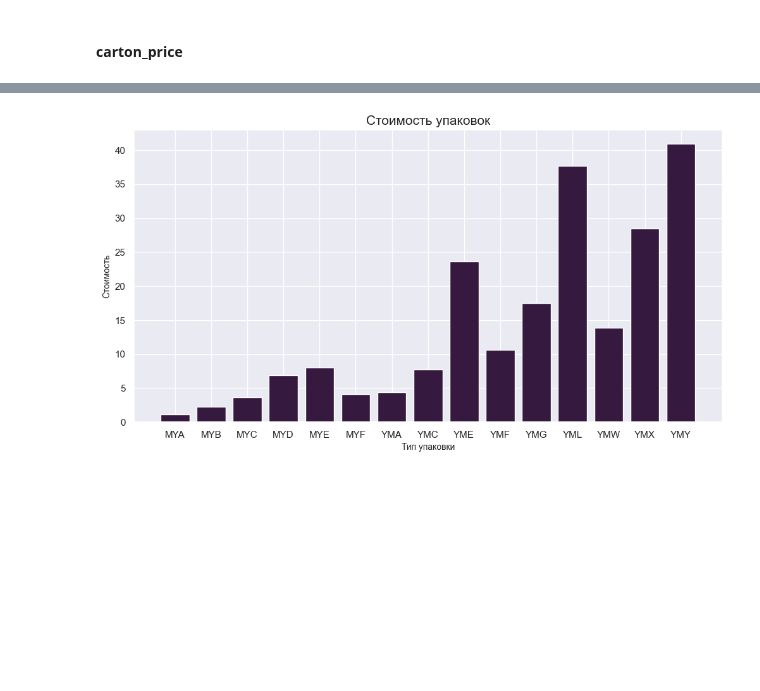
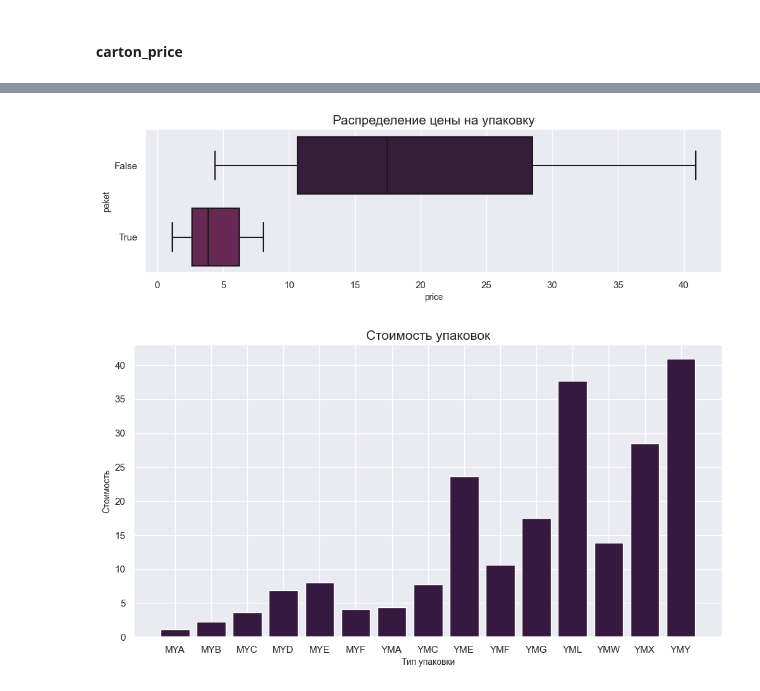
Before and after one commit to johnmcv761/Ya_hackaton_package_choose, a Jupyter notebook: catboost.ipynb, the cells around one changed output, grey strips where cells are left out. Cells and saved outputs as stored; diff of their text form; code cells hidden in the pictures; blank space fills up the shorter version.

```diff
--- a/catboost.ipynb
+++ b/catboost.ipynb
@@ -175,3 +225,14 @@ carton_price.columns = ['price']
+# %%
+plt.figure(figsize=(12,3))
+plt.title('Распределение цены на упаковку')
+
+sns.boxplot(
+    data=carton_price,
+    x='price',
+    y='paket',
+    orient='h');
+# %% [output]
+[figure, added]
 # %%
 plt.figure(figsize=(12, 6))
 plt.bar(carton_price.index,  carton_price.price)
```
Also changed, not shown: parts of 121 cells of this notebook.
